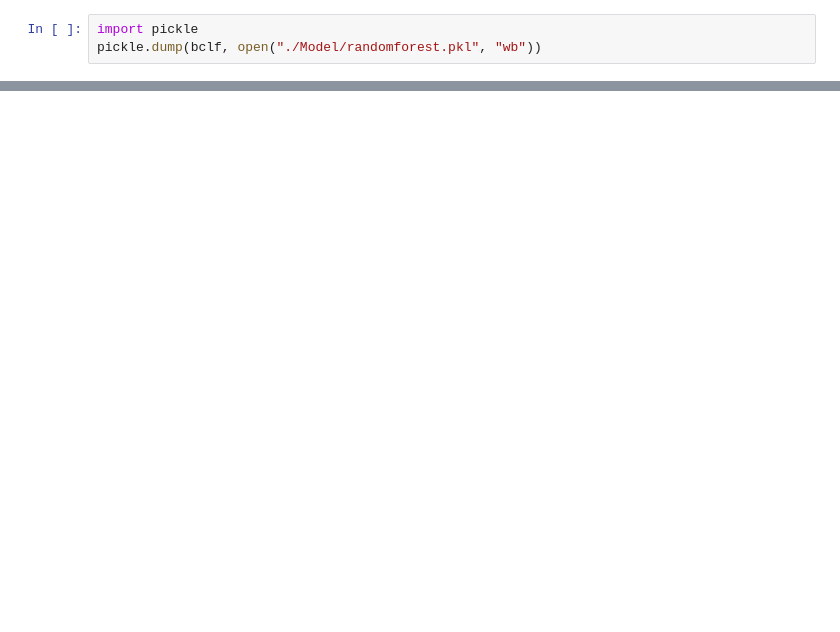
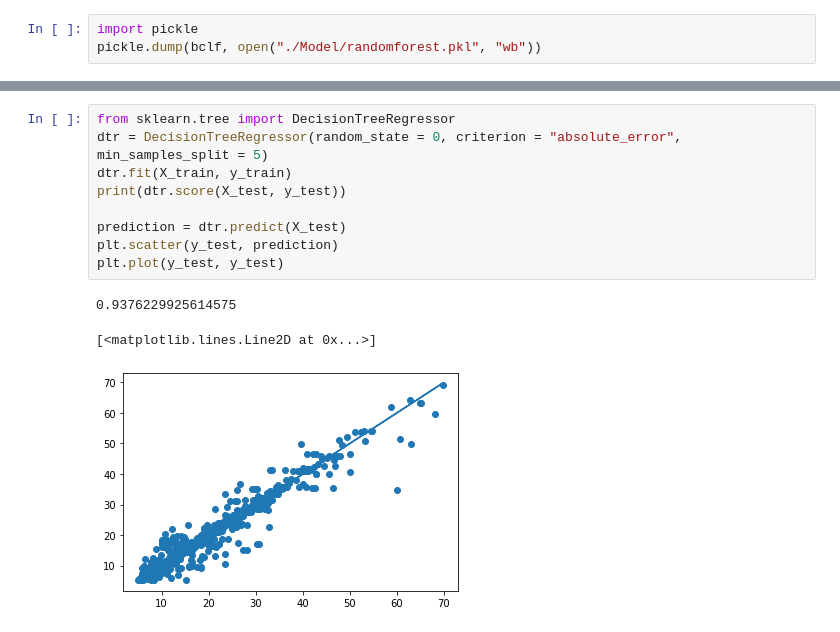
Before and after one commit to ajanaszak/Dev10Capstone, a Jupyter notebook: Code/modeling.ipynb, the cells around one changed output, grey strips where cells are left out. Saved outputs shown, nothing was run; the diff lists cells and outputs as text; blank space fills up the shorter version.

```diff
--- a/Code/modeling.ipynb
+++ b/Code/modeling.ipynb
@@ -175,0 +218,13 @@ pickle.dump(bclf, open("./Model/randomforest.pkl", "wb"))
+# %%
+from sklearn.tree import DecisionTreeRegressor
+dtr = DecisionTreeRegressor(random_state = 0, criterion = "absolute_error", min_samples_split = 5)
+dtr.fit(X_train, y_train)
+print(dtr.score(X_test, y_test))
+
+prediction = dtr.predict(X_test)
+plt.scatter(y_test, prediction)
+plt.plot(y_test, y_test)
+# %% [output]
+0.9376229925614575
+[<matplotlib.lines.Line2D at 0x...>]
+[figure, added]
```
Also changed, not shown: parts of 7 cells of this notebook.
